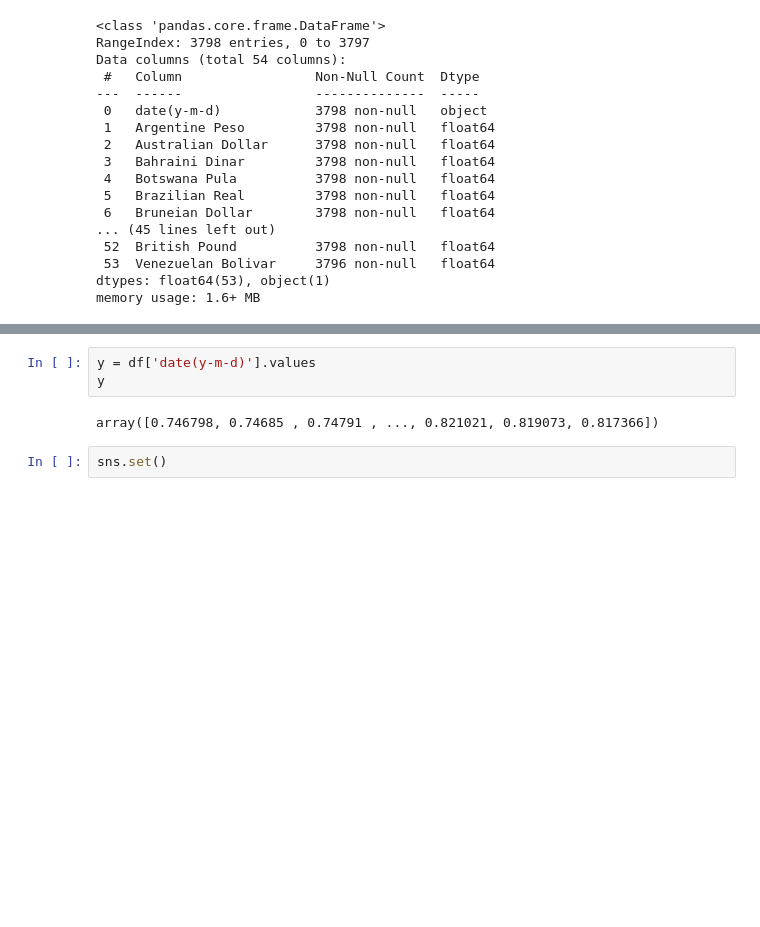
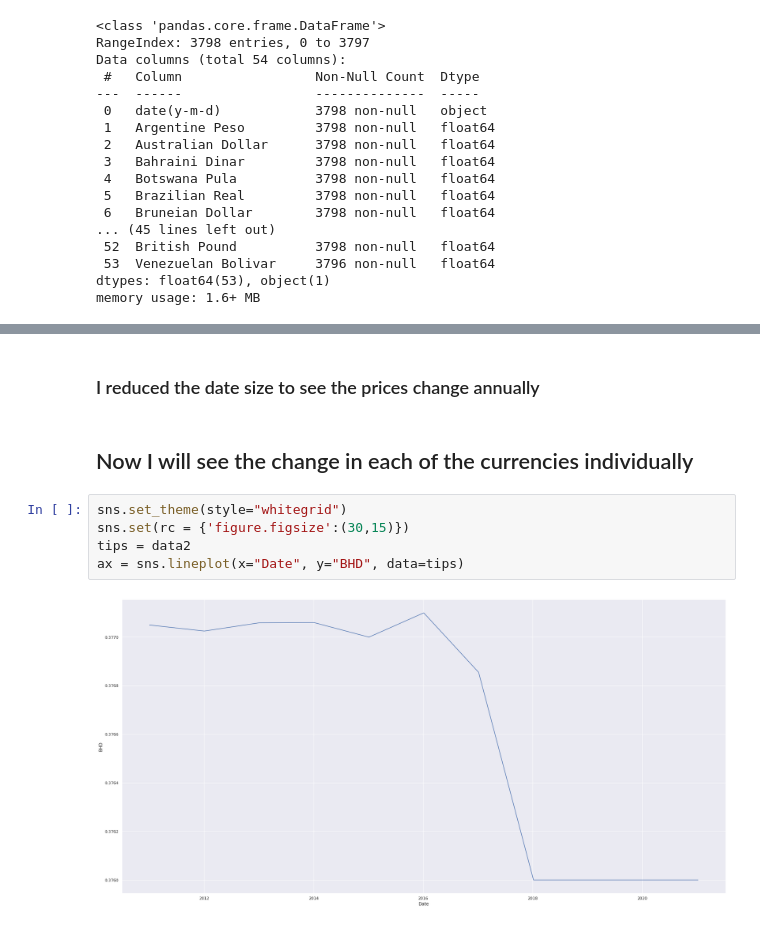
Before and after one commit to moh-ash96/data-visualization, a Jupyter notebook: viz-a.ipynb, the cells around one changed output, grey strips where cells are left out. Saved outputs shown, nothing was run; the diff lists cells and outputs as text; blank space fills up the shorter version.

```diff
--- a/viz-a.ipynb
+++ b/viz-a.ipynb
@@ -38,7 +117,11 @@ frame = pd.DataFrame(df.groupby(['date(y-m-d)'])[['British Pound','Euro']].mean(
+# %% [markdown]
+### I reduced the date size to see the prices change annually
+# %% [markdown]
+## Now I will see the change in each of the currencies individually
 # %%
-y = df['date(y-m-d)'].values
-y
+sns.set_theme(style="whitegrid")
+sns.set(rc = {'figure.figsize':(30,15)})
+tips = data2
+ax = sns.lineplot(x="Date", y="BHD", data=tips)
 # %% [output]
-array([0.746798, 0.74685 , 0.74791 , ..., 0.821021, 0.819073, 0.817366])
+[figure, added]
-# %%
-sns.set()
```
Also changed, not shown: parts of 18 cells of this notebook, 1 other file.
